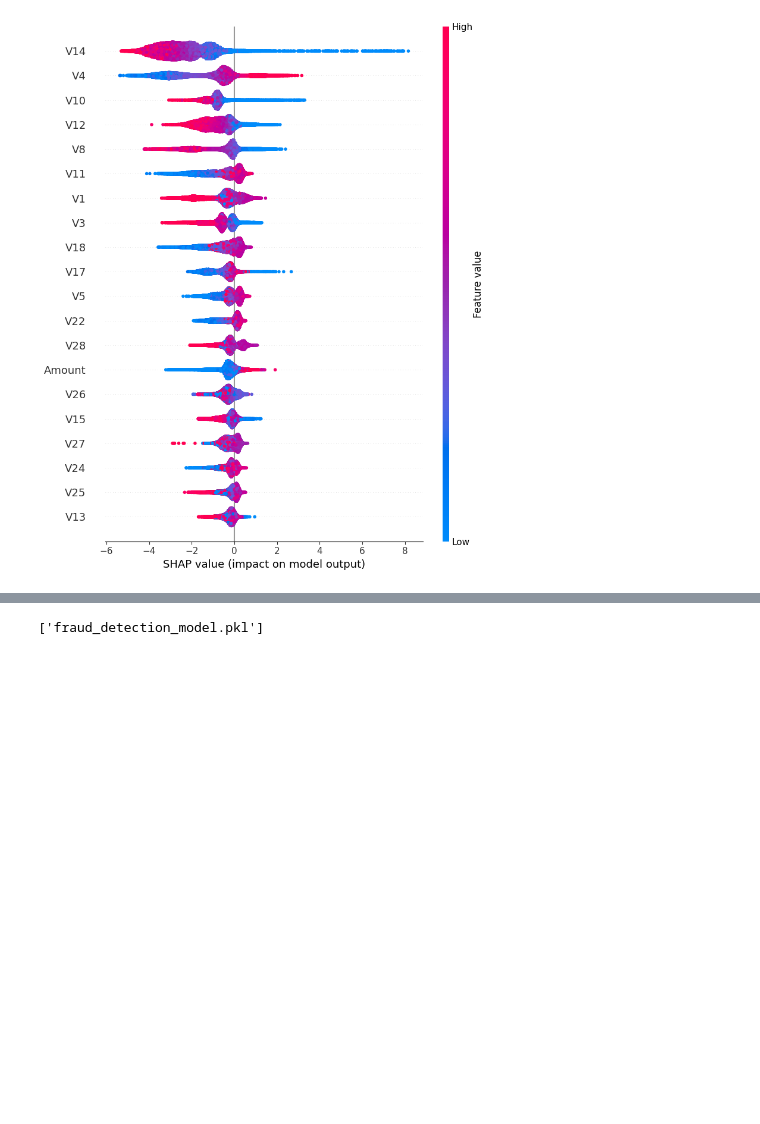
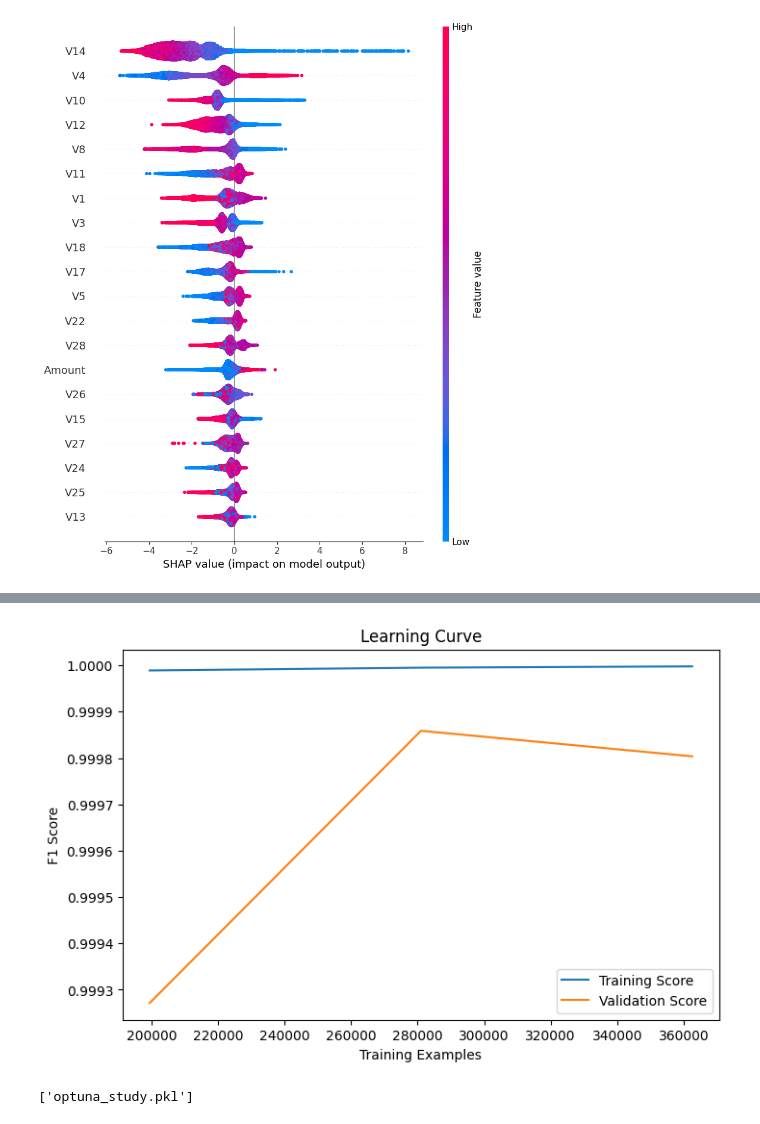
Before and after one commit to Tamannapanwar17/credit-card-fraud-detection, a Jupyter notebook: Credit_Card_Fraud_Detection.ipynb, the cells around one changed output, grey strips where cells are left out. Drawn from its saved outputs; the diff is of its cells as text; code cells hidden in the pictures; blank space fills up the shorter version.

```diff
--- a/Credit_Card_Fraud_Detection.ipynb
+++ b/Credit_Card_Fraud_Detection.ipynb
@@ -892,6 +907,32 @@ shap.summary_plot(shap_values, X_test)
+# %%
+from sklearn.model_selection import learning_curve
+import numpy as np
+train_sizes, train_scores, test_scores = learning_curve(
+    best_model,
+    X_train_smote,
+    y_train_smote,
+    cv=5,
+    scoring="f1",
+    train_sizes=np.linspace(0.1,1,5),
+    n_jobs=-1
+)
+
+train_mean = train_scores.mean(axis=1)
+test_mean = test_scores.mean(axis=1)
+
+plt.figure(figsize=(8,5))
+plt.plot(train_sizes, train_mean, label="Training Score")
+plt.plot(train_sizes, test_mean, label="Validation Score")
+plt.xlabel("Training Examples")
+plt.ylabel("F1 Score")
+plt.title("Learning Curve")
+plt.legend()
+plt.show()
+# %% [output]
+[figure, added]
 # %%
 import joblib
 
-joblib.dump(best_model, "fraud_detection_model.pkl")
+joblib.dump(study, "optuna_study.pkl")
 # %% [output]
-['fraud_detection_model.pkl']
+['optuna_study.pkl']
```
Also changed, not shown: parts of 2 cells of this notebook.
